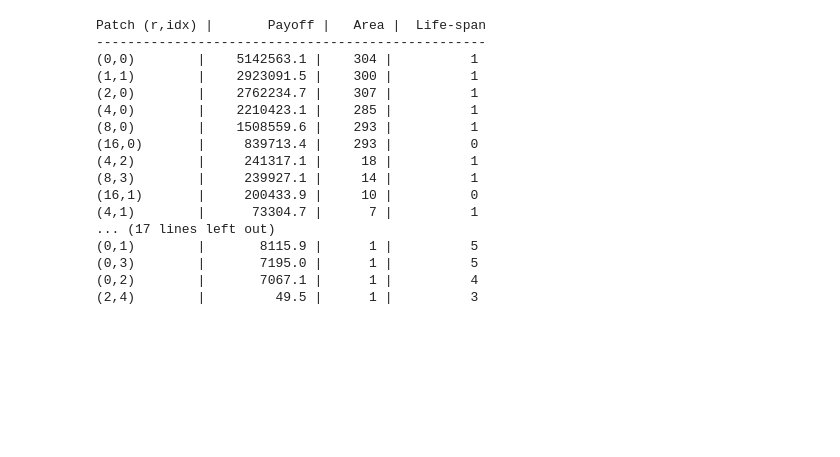
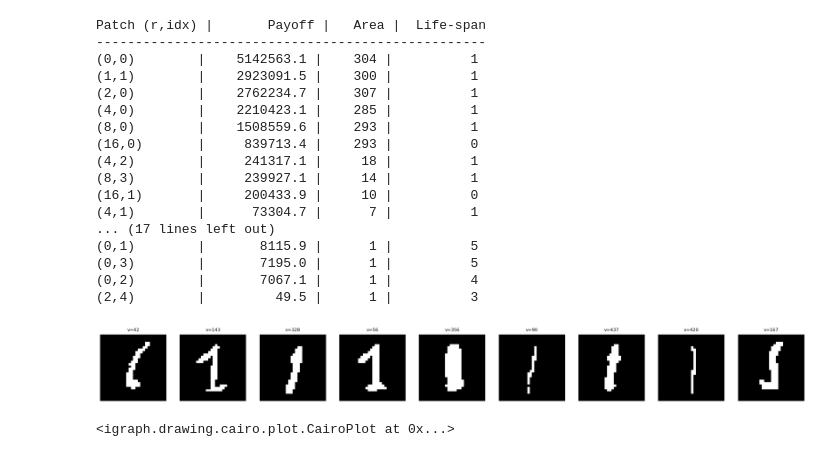
Before and after one commit to Antel0pe/SpaceOfMNIST-Digits, a Jupyter notebook: MaximizeGeodesicVSEuclideanDistance.ipynb, the cells around one changed output. Drawn from its saved outputs; the diff is of its cells as text; code cells hidden in the pictures; blank space fills up the shorter version.

Commit message:
exploring graph curvature measures

```diff
--- a/MaximizeGeodesicVSEuclideanDistance.ipynb
+++ b/MaximizeGeodesicVSEuclideanDistance.ipynb
@@ -935,7 +932,7 @@ def iterative_unfold_landmarks_full(land_vectors: np.ndarray,
 land_vectors = vectors_np[landmark_idxs]
 axes, final_residuals = iterative_unfold_landmarks_full(land_vectors,
                                                         radius=6.0,
-                                                        n_iters=100)
+                                                        n_iters=25)
 print("Extracted axes (landmark indices):", axes)
 # %% [output]
 Iter 0: axis = (1,4), stretch = 15.2971
@@ -1680,3 +1676,59 @@ Patch (r,idx) |       Payoff |   Area |  Life-span
 (0,3)        |       7195.0 |      1 |          5
 (0,2)        |       7067.1 |      1 |          4
 (2,4)        |         49.5 |      1 |          3
+# %%
+import numpy as np
+import matplotlib.pyplot as plt
+import random
+
+# 1) Identify the maximum blur radius
+r_max = max(patches_by_radius.keys())
+
+# 2) Grab patch 0 at that level
+patch0_edges = patches_by_radius[r_max][0]   # set of edge‐IDs in subg
+
+# 3) Collect all unique vertices touched by those edges
+vertices = set()
+for eid in patch0_edges:
+    u, v = subg.es[eid].tuple
+    vertices.update([u, v])
+
+# 4) Sample up to 9 of those vertices to display
+sample_vs = random.sample(list(vertices), min(9, len(vertices)))
+
+# 5) Plot their MNIST images
+fig, axes = plt.subplots(1, len(sample_vs), figsize=(len(sample_vs)*2, 2))
+for ax, v in zip(axes, sample_vs):
+    orig_idx = subg.vs[v]['orig_idx']
+    img      = vectors_np[orig_idx].reshape(28, 28)
+    ax.imshow(img, cmap='gray')
+    ax.set_title(f"v={v}", fontsize=8)
+    ax.axis('off')
+
+plt.tight_layout()
+plt.show()
+# %% [output]
+[figure, added]
+# %%
+verts = set()
+for eid in patch0_edges:
+    u,v = subg.es[eid].tuple
+    verts |= {u,v}
+G = subg.subgraph(sorted(verts))
+
+lay = G.layout("kk", weights=G.es["weight"])
+
+loads = np.array(G.es['load'])
+norm = plt.Normalize(vmin=loads.min(), vmax=loads.max())
+edge_colors = [plt.cm.viridis(norm(l)) for l in loads]
+edge_widths = 1 + 4*(loads - loads.min())/(loads.max()-loads.min())
+
+
+ig.plot(G,
+        layout=lay,
+        edge_color=edge_colors,
+        edge_width=edge_widths,
+        vertex_size=20,
+        vertex_color="white")
+# %% [output]
+<igraph.drawing.cairo.plot.CairoPlot at 0x...>
```
Also changed, not shown: parts of 9 cells of this notebook.
